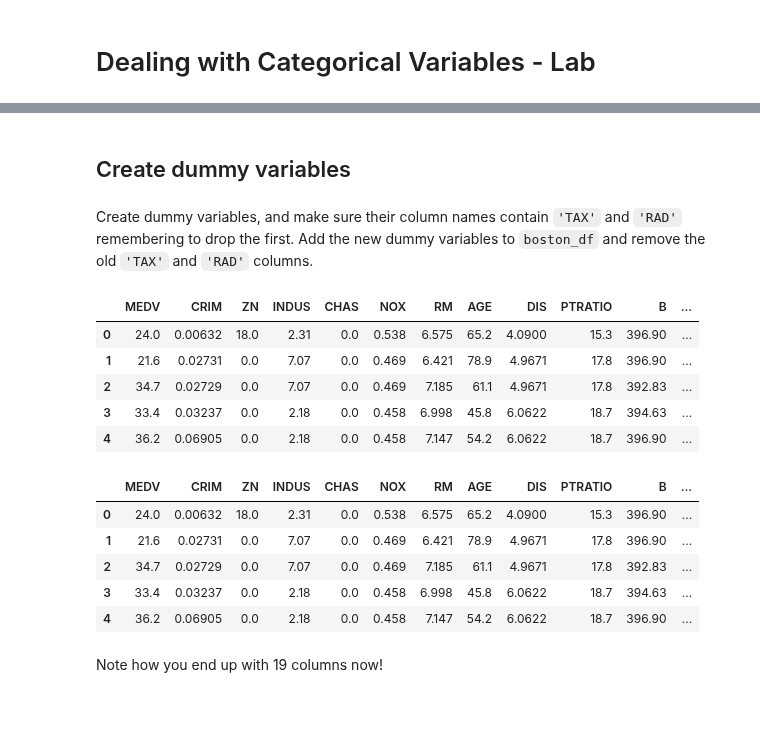
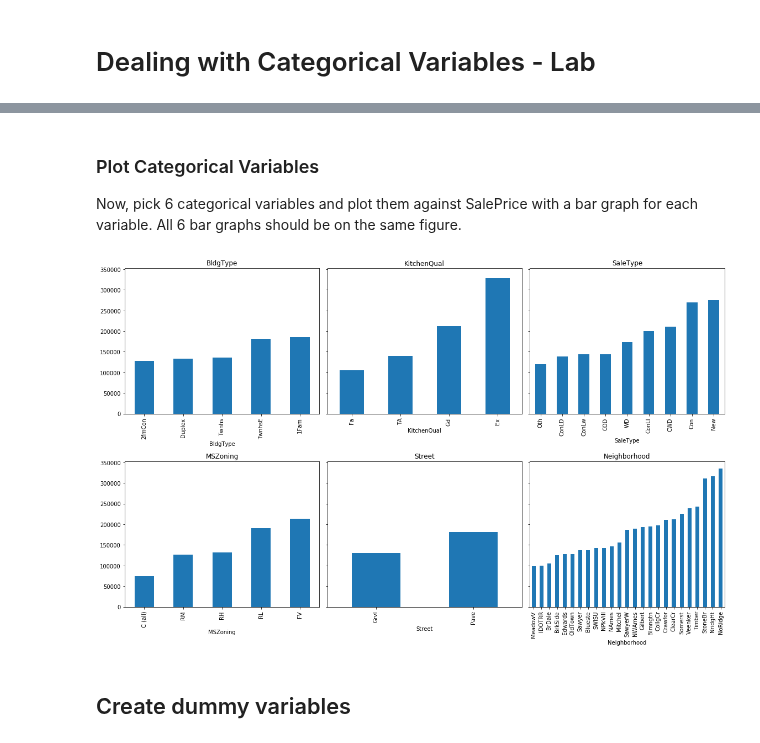
Before and after one commit to learn-co-curriculum/dsc-categorical-variables-regression-lab, a Jupyter notebook: index.ipynb, the cells around one changed output, grey strips where cells are left out. Saved outputs shown, nothing was run; the diff lists cells and outputs as text; code cells hidden in the pictures; blank space fills up the shorter version.

```diff
--- a/index.ipynb
+++ b/index.ipynb
@@ -141,8 +2,0 @@ Now, take a look at the scatter plots for each predictor with the target on the
-# %%
-import matplotlib.pyplot as plt
-%matplotlib inline
-
-fig, axes = plt.subplots(nrows=1, ncols=4, figsize=(16,3))
-
-for xcol, ax in zip(list(boston_features)[0:4], axes):
-    boston_df.plot(kind='scatter', x=xcol, y='MEDV', ax=ax, alpha=0.4, color='b')
@@ -151,6 +2,0 @@ for xcol, ax in zip(list(boston_features)[0:4], axes):
-# %%
-
-fig, axes = plt.subplots(nrows=1, ncols=4, figsize=(16,3))
-
-for xcol, ax in zip(list(boston_features)[4:8], axes):
-    boston_df.plot(kind='scatter', x=xcol, y='MEDV', ax=ax, alpha=0.4, color='b')
@@ -159,6 +2,0 @@ for xcol, ax in zip(list(boston_features)[4:8], axes):
-# %%
-
-fig, axes = plt.subplots(nrows=1, ncols=5, figsize=(16,3))
-
-for xcol, ax in zip(list(boston_features)[5:19], axes):
-    boston_df.plot(kind='scatter', x=xcol, y='MEDV', ax=ax, alpha=0.4, color='b')
@@ -267,0 +16,5 @@ boston_df.head()
+# %%
+# Import your data
+
+import pandas as pd
+ames = pd.read_csv('ames.csv')
@@ -268,4 +117,27 @@ boston_df.head()
+# %% [markdown]
+### Plot Categorical Variables
+
+Now, pick 6 categorical variables and plot them against SalePrice with a bar graph for each variable. All 6 bar graphs should be on the same figure.
+# %%
+
+import matplotlib.pyplot as plt
+%matplotlib inline
+
+fig, axes = plt.subplots(nrows=2, ncols=3, figsize=(16,10), sharey=True)
+
+categoricals = ['BldgType', 'KitchenQual', 'SaleType', 'MSZoning', 'Street', 'Neighborhood']
+
+for col, ax in zip(categoricals, axes.flatten()):
+    (ames.groupby(col)               # group values together by column of interest
+         .mean()['SalePrice']        # take the mean of the saleprice for each group
+         .sort_values()              # sort the groups in ascending order
+         .plot
+         .bar(ax=ax))                # create a bar graph on the ax
+
+    ax.set_title(col)                # Make the title the name of the column
+
+fig.tight_layout()
+# %% [output]
+[figure, added]
 # %% [markdown]
 ## Create dummy variables
-# %% [markdown]
-Create dummy variables, and make sure their column names contain `'TAX'` and `'RAD'` remembering to drop the first. Add the new dummy variables to `boston_df` and remove the old `'TAX'` and `'RAD'` columns.
@@ -277,21 +143,0 @@ boston_df = boston_df.drop(['RAD','TAX'], axis=1)
-# %%
-boston_df.head()
-# %% [output]
-|  | MEDV | CRIM | ZN | INDUS | CHAS | NOX | RM | AGE | DIS | PTRATIO | B | ... |
-| 0 | 24.0 | 0.00632 | 18.0 | 2.31 | 0.0 | 0.538 | 6.575 | 65.2 | 4.0900 | 15.3 | 396.90 | ... |
-| 1 | 21.6 | 0.02731 | 0.0 | 7.07 | 0.0 | 0.469 | 6.421 | 78.9 | 4.9671 | 17.8 | 396.90 | ... |
-| 2 | 34.7 | 0.02729 | 0.0 | 7.07 | 0.0 | 0.469 | 7.185 | 61.1 | 4.9671 | 17.8 | 392.83 | ... |
-| 3 | 33.4 | 0.03237 | 0.0 | 2.18 | 0.0 | 0.458 | 6.998 | 45.8 | 6.0622 | 18.7 | 394.63 | ... |
-| 4 | 36.2 | 0.06905 | 0.0 | 2.18 | 0.0 | 0.458 | 7.147 | 54.2 | 6.0622 | 18.7 | 396.90 | ... |
-# %%
-boston_df = pd.concat([boston_df, rad_dummy, tax_dummy], axis=1)
-boston_df.head()
-# %% [output]
-|  | MEDV | CRIM | ZN | INDUS | CHAS | NOX | RM | AGE | DIS | PTRATIO | B | ... |
-| 0 | 24.0 | 0.00632 | 18.0 | 2.31 | 0.0 | 0.538 | 6.575 | 65.2 | 4.0900 | 15.3 | 396.90 | ... |
-| 1 | 21.6 | 0.02731 | 0.0 | 7.07 | 0.0 | 0.469 | 6.421 | 78.9 | 4.9671 | 17.8 | 396.90 | ... |
-| 2 | 34.7 | 0.02729 | 0.0 | 7.07 | 0.0 | 0.469 | 7.185 | 61.1 | 4.9671 | 17.8 | 392.83 | ... |
-| 3 | 33.4 | 0.03237 | 0.0 | 2.18 | 0.0 | 0.458 | 6.998 | 45.8 | 6.0622 | 18.7 | 394.63 | ... |
-| 4 | 36.2 | 0.06905 | 0.0 | 2.18 | 0.0 | 0.458 | 7.147 | 54.2 | 6.0622 | 18.7 | 396.90 | ... |
-# %% [markdown]
-Note how you end up with 19 columns now!
```
Also changed, not shown: parts of 58 cells of this notebook, 20 other files.
